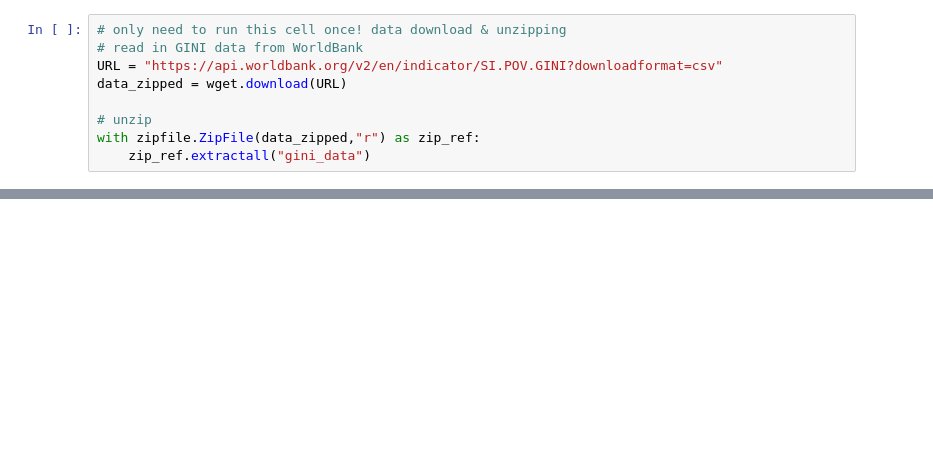
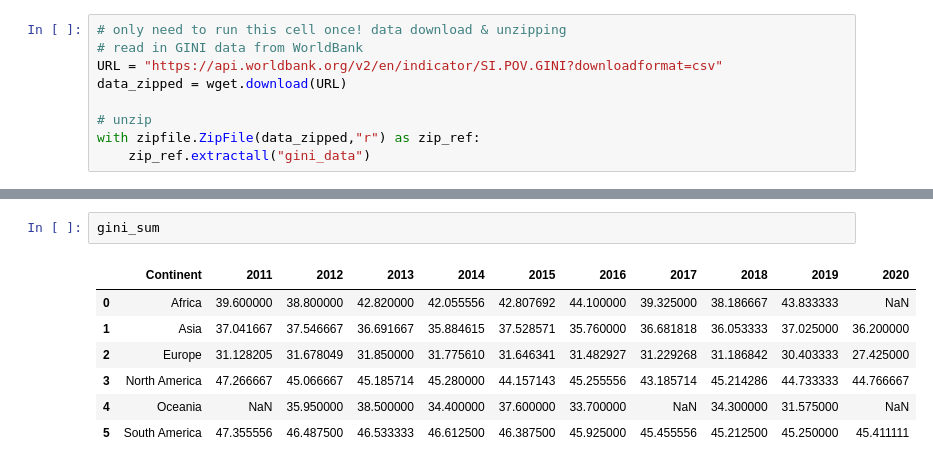
Before and after one commit to ivabrunec/worldbank_trends, a Jupyter notebook: gini_gdp_wdvp.ipynb, the cells around one changed output, grey strips where cells are left out. Drawn from its saved outputs; the diff is of its cells as text; blank space fills up the shorter version.

```diff
--- a/gini_gdp_wdvp.ipynb
+++ b/gini_gdp_wdvp.ipynb
@@ -64,0 +78,10 @@ data_country
+# %%
+gini_sum
+# %% [output]
+|  | Continent | 2011 | 2012 | 2013 | 2014 | 2015 | 2016 | 2017 | 2018 | 2019 | 2020 |
+| 0 | Africa | 39.600000 | 38.800000 | 42.820000 | 42.055556 | 42.807692 | 44.100000 | 39.325000 | 38.186667 | 43.833333 | NaN |
+| 1 | Asia | 37.041667 | 37.546667 | 36.691667 | 35.884615 | 37.528571 | 35.760000 | 36.681818 | 36.053333 | 37.025000 | 36.200000 |
+| 2 | Europe | 31.128205 | 31.678049 | 31.850000 | 31.775610 | 31.646341 | 31.482927 | 31.229268 | 31.186842 | 30.403333 | 27.425000 |
+| 3 | North America | 47.266667 | 45.066667 | 45.185714 | 45.280000 | 44.157143 | 45.255556 | 43.185714 | 45.214286 | 44.733333 | 44.766667 |
+| 4 | Oceania | NaN | 35.950000 | 38.500000 | 34.400000 | 37.600000 | 33.700000 | NaN | 34.300000 | 31.575000 | NaN |
+| 5 | South America | 47.355556 | 46.487500 | 46.533333 | 46.612500 | 46.387500 | 45.925000 | 45.455556 | 45.212500 | 45.250000 | 45.411111 |
```
Also changed, not shown: parts of 9 cells of this notebook, 1 other file.
